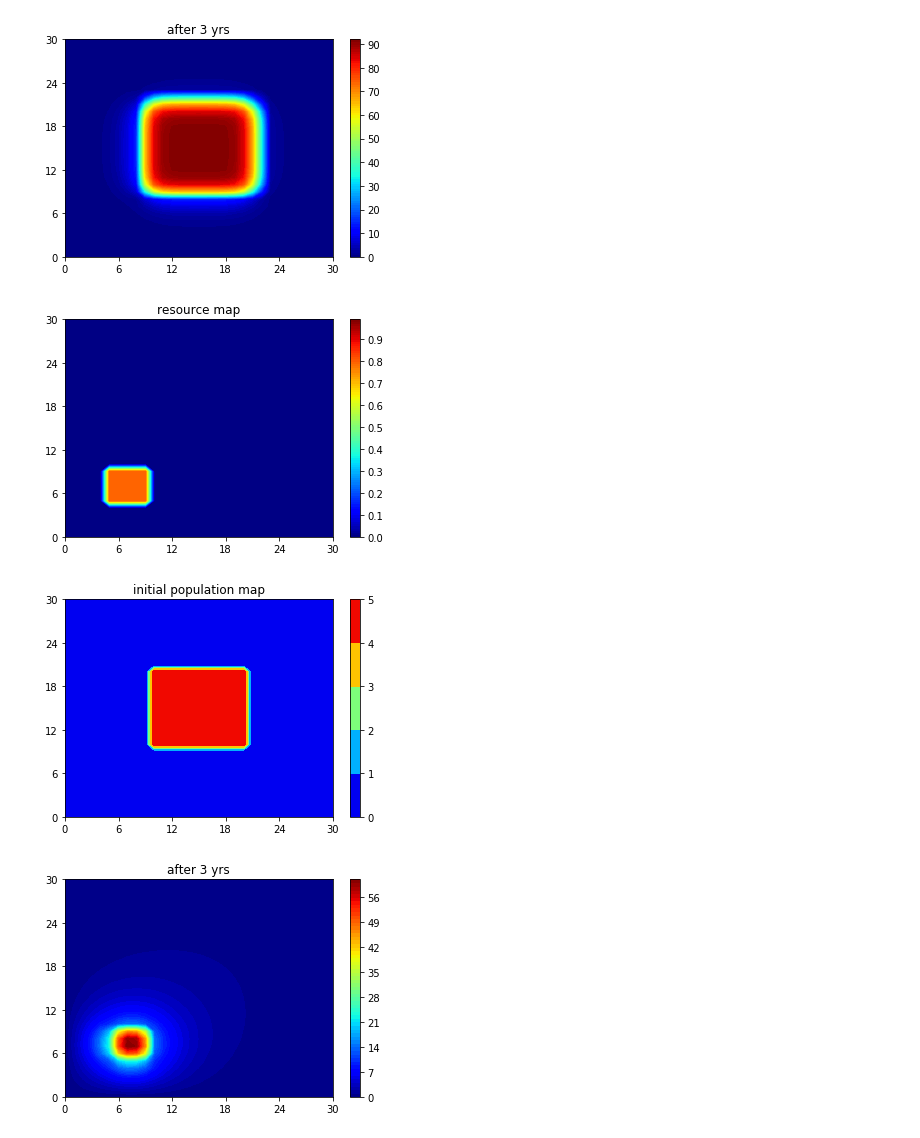
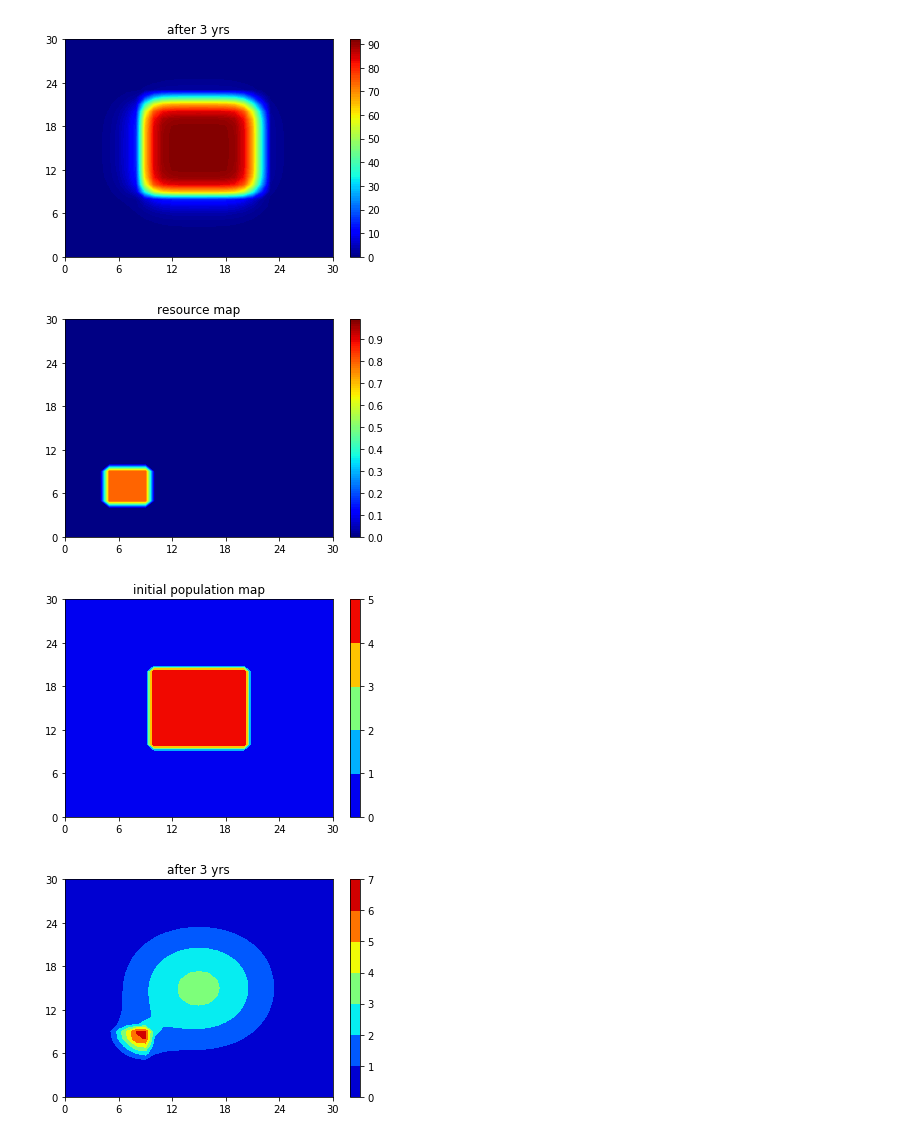
Before and after one commit to zhou-llijun/temp, a Jupyter notebook: APNA-PopSim.ipynb, the cells around one changed output. Cells and saved outputs as stored; diff of their text form; code cells hidden in the pictures.

```diff
--- a/APNA-PopSim.ipynb
+++ b/APNA-PopSim.ipynb
@@ -69,10 +69,10 @@ class resource_map:
     def random(self, ex, ave = 0.5, flu = 0.5, x0 = 0, y0 = 0, xl = None, yl = None):
         if x0 != 0: x0 = int(x0 / self.d)
         if y0 != 0: y0 = int(y0 / self.d)
-        if xl is None: xl = self.x
-        else: xl = int(xl / self.d)
-        if yl is None: yl = self.y
-        else: yl = int(yl / self.d)
+        if xl is None: xl = self.x-x0
+        else: xl = int(xl/self.d)+1
+        if yl is None: yl = self.y-y0
+        else: yl = int(yl/self.d)+1
         temp = np.zeros((yl+2*ex, xl+2*ex), dtype="float")
         for i in range(yl+2*ex):
             for j in range(xl+2*ex):
@@ -186,16 +186,16 @@ p1.disp("after 3 yrs")
 # %%
 res = resource_map(30, 30, 1)
 res.rm[5:10, 5:10] = 0.8
-ani = animal(5, 15, 100)
+ani = animal(2, 3, 100)
 p1 = population_map(res, ani)
 p1.res.disp("resource map")
 p1.pm[10:21, 10:21] = 5
 p1.disp("initial population map")
 p1.run(3, 0.01)
 p1.disp("after 3 yrs")
 # %% [output]
 [figure]
 [figure]
-[figure, old version]
+[figure, new version]
 # %%
 res = resource_map(30, 30, 0.5)
```
Also changed, not shown: parts of 3 cells of this notebook.
